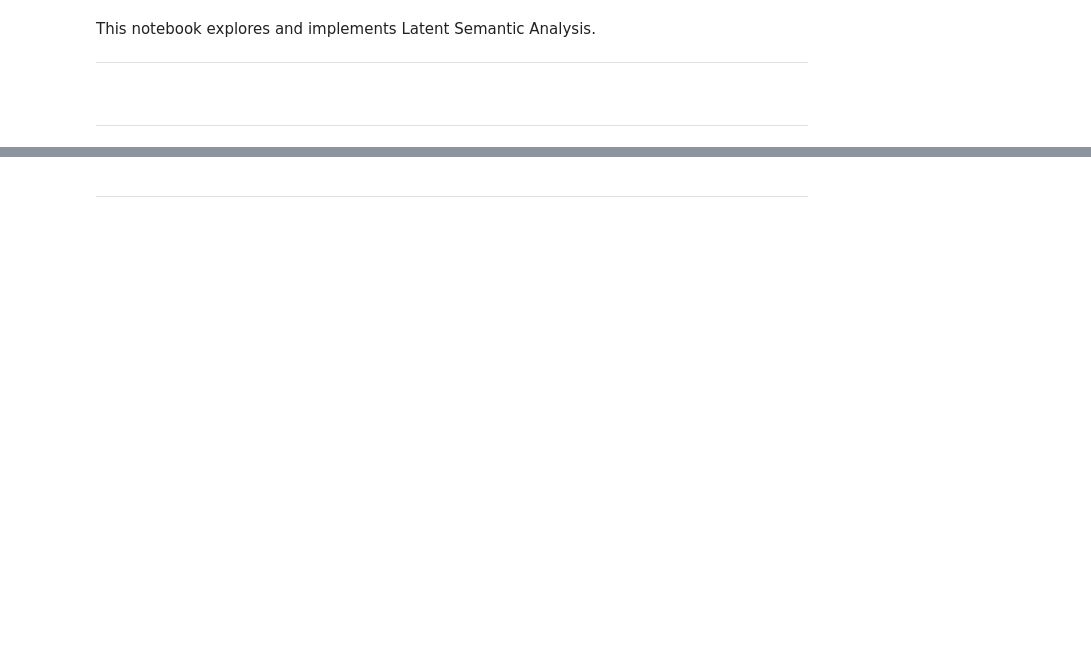
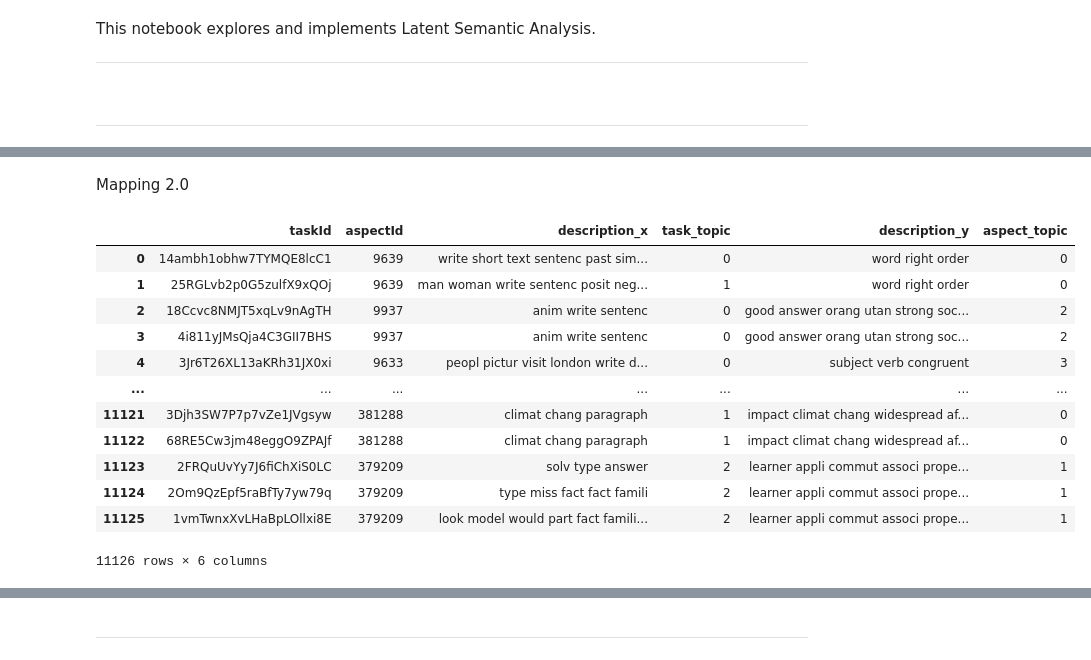
Before and after one commit to ghalifaten/master_thesis, a Jupyter notebook: 7_LSA.ipynb, the cells around one changed output, grey strips where cells are left out. Drawn from its saved outputs; the diff is of its cells as text; code cells hidden in the pictures; blank space fills up the shorter version.

```diff
--- a/7_LSA.ipynb
+++ b/7_LSA.ipynb
@@ -100,0 +147,6 @@ Topic 1: like | name | rise | societi | mean
+# %%
+# Assign a topic to each aspect of df
+
+df_aspect_topic = df[["aspectId","description"]]
+df_aspect_topic["aspect_topic"] = df_aspect_topic["description"].apply(lambda text: assign_topic_to_text(text, topics_lsa_normalized))
+df_aspect_topic.head()
@@ -100,0 +162,6 @@ Topic 1: like | name | rise | societi | mean
+# %%
+df_task_aspects = pd.read_csv("gen_files/EN/taskAspects.csv")
+# df_task_aspects.head()
+# %%
+df_task_aspects = pd.merge(df_task_aspects, df_task_topic, on="taskId", how="inner")
+df_task_aspects
@@ -100,0 +182,3 @@ Topic 1: like | name | rise | societi | mean
+# %%
+df_task_aspects = pd.merge(df_task_aspects, df_aspect_topic, on="aspectId", how="inner")
+# df_task_aspects
@@ -100,0 +210,18 @@ Topic 1: like | name | rise | societi | mean
+# %% [markdown]
+Mapping 2.0
+# %%
+df_task_aspects
+# %% [output]
+|  | taskId | aspectId | description_x | task_topic | description_y | aspect_topic |
+| 0 | 14ambh1obhw7TYMQE8lcC1 | 9639 | write short text sentenc past sim... | 0 | word right order | 0 |
+| 1 | 25RGLvb2p0G5zulfX9xQOj | 9639 | man woman write sentenc posit neg... | 1 | word right order | 0 |
+| 2 | 18Ccvc8NMJT5xqLv9nAgTH | 9937 | anim write sentenc | 0 | good answer orang utan strong soc... | 2 |
+| 3 | 4i811yJMsQja4C3GII7BHS | 9937 | anim write sentenc | 0 | good answer orang utan strong soc... | 2 |
+| 4 | 3Jr6T26XL13aKRh31JX0xi | 9633 | peopl pictur visit london write d... | 0 | subject verb congruent | 3 |
+| ... | ... | ... | ... | ... | ... | ... |
+| 11121 | 3Djh3SW7P7p7vZe1JVgsyw | 381288 | climat chang paragraph | 1 | impact climat chang widespread af... | 0 |
+| 11122 | 68RE5Cw3jm48eggO9ZPAJf | 381288 | climat chang paragraph | 1 | impact climat chang widespread af... | 0 |
+| 11123 | 2FRQuUvYy7J6fiChXiS0LC | 379209 | solv type answer | 2 | learner appli commut associ prope... | 1 |
+| 11124 | 2Om9QzEpf5raBfTy7yw79q | 379209 | type miss fact fact famili | 2 | learner appli commut associ prope... | 1 |
+| 11125 | 1vmTwnxXvLHaBpLOllxi8E | 379209 | look model would part fact famili... | 2 | learner appli commut associ prope... | 1 |
+11126 rows × 6 columns
```
Also changed, not shown: parts of 38 cells of this notebook, 17 other files.
